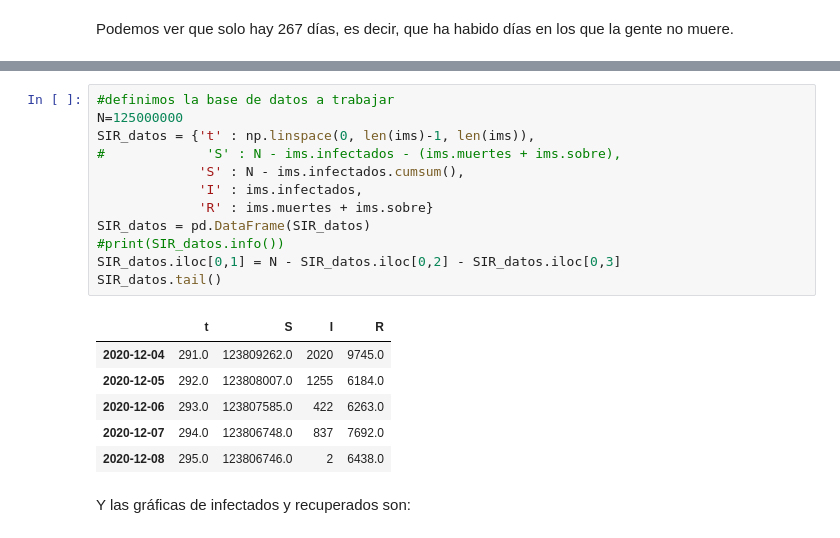
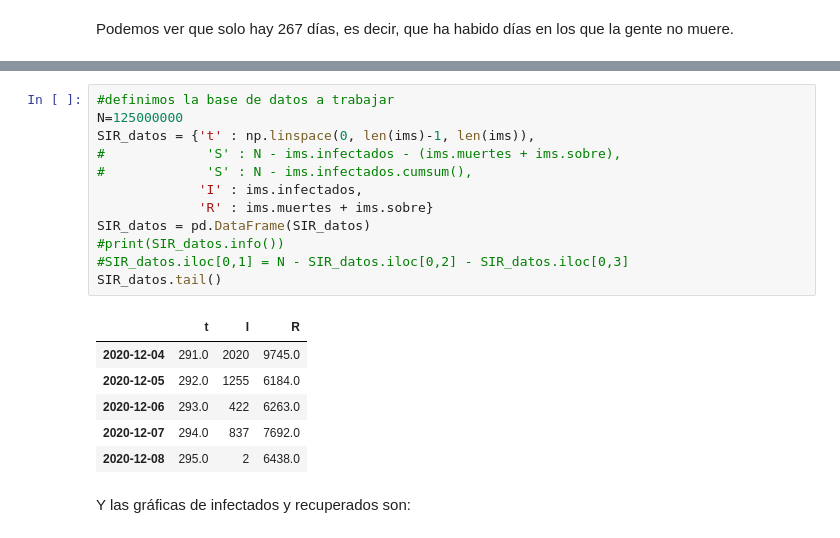
Before and after one commit to corina-cerezo/Proyecto2_IA, a Jupyter notebook: Modelo SIR datos Covid-19 Mexico.ipynb, the cells around one changed output, grey strips where cells are left out. Drawn from its saved outputs; the diff is of its cells as text.

```diff
--- a/Modelo SIR datos Covid-19 Mexico.ipynb
+++ b/Modelo SIR datos Covid-19 Mexico.ipynb
@@ -241,22 +246,22 @@ ims.tail(20)
 # %%
 #definimos la base de datos a trabajar
 N=125000000
 SIR_datos = {'t' : np.linspace(0, len(ims)-1, len(ims)),
 #             'S' : N - ims.infectados - (ims.muertes + ims.sobre),
-             'S' : N - ims.infectados.cumsum(),
+#             'S' : N - ims.infectados.cumsum(),
              'I' : ims.infectados,
              'R' : ims.muertes + ims.sobre}
 SIR_datos = pd.DataFrame(SIR_datos)
 #print(SIR_datos.info())
-SIR_datos.iloc[0,1] = N - SIR_datos.iloc[0,2] - SIR_datos.iloc[0,3]
+#SIR_datos.iloc[0,1] = N - SIR_datos.iloc[0,2] - SIR_datos.iloc[0,3]
 SIR_datos.tail()
 # %% [output]
-|  | t | S | I | R |
-| 2020-12-04 | 291.0 | 123809262.0 | 2020 | 9745.0 |
-| 2020-12-05 | 292.0 | 123808007.0 | 1255 | 6184.0 |
-| 2020-12-06 | 293.0 | 123807585.0 | 422 | 6263.0 |
-| 2020-12-07 | 294.0 | 123806748.0 | 837 | 7692.0 |
-| 2020-12-08 | 295.0 | 123806746.0 | 2 | 6438.0 |
+|  | t | I | R |
+| 2020-12-04 | 291.0 | 2020 | 9745.0 |
+| 2020-12-05 | 292.0 | 1255 | 6184.0 |
+| 2020-12-06 | 293.0 | 422 | 6263.0 |
+| 2020-12-07 | 294.0 | 837 | 7692.0 |
+| 2020-12-08 | 295.0 | 2 | 6438.0 |
 # %% [markdown]
 Y las gráficas de infectados y recuperados son:
 # %%
```
Also changed, not shown: parts of 38 cells of this notebook, 1 other file.
